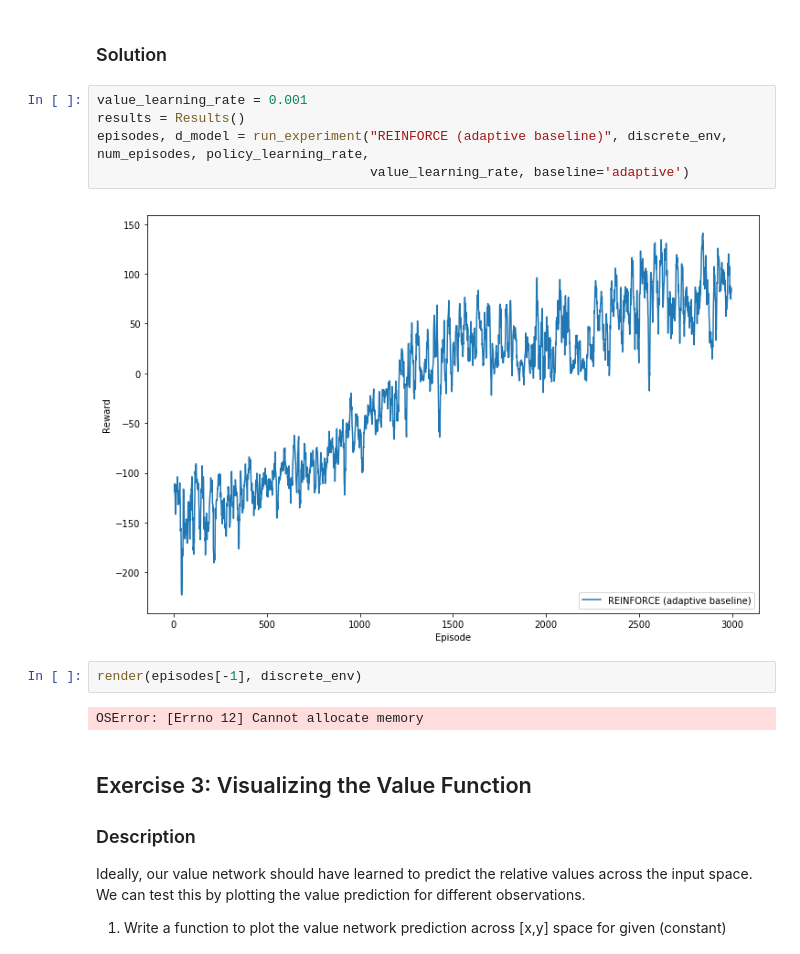
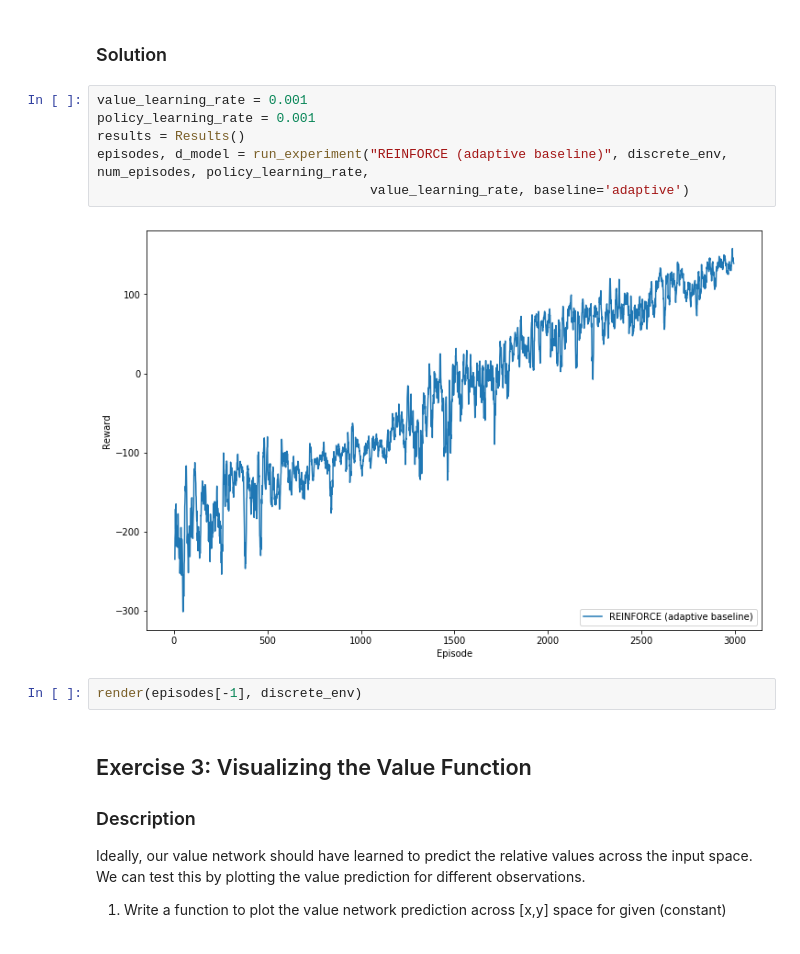
Before and after one commit to MartinStrambach/ANN_projects, a Jupyter notebook: miniproject3_2019.ipynb, the cells around one changed output. Drawn from its saved outputs; the diff is of its cells as text.

```diff
--- a/miniproject3_2019.ipynb
+++ b/miniproject3_2019.ipynb
@@ -456,15 +456,14 @@ TECHNICAL NOTE: Some textbooks may refer to this approach as "Actor-Critic", whe
 ### Solution
 # %%
 value_learning_rate = 0.001
+policy_learning_rate = 0.001
 results = Results()
 episodes, d_model = run_experiment("REINFORCE (adaptive baseline)", discrete_env, num_episodes, policy_learning_rate,
                                    value_learning_rate, baseline='adaptive')
 # %% [output]
-[figure, old version]
+[figure, new version]
 # %%
 render(episodes[-1], discrete_env)
-# %% [output]
-OSError: [Errno 12] Cannot allocate memory
 # %% [markdown]
 ## Exercise 3: Visualizing the Value Function
 
```
Also changed, not shown: parts of 6 cells of this notebook.
